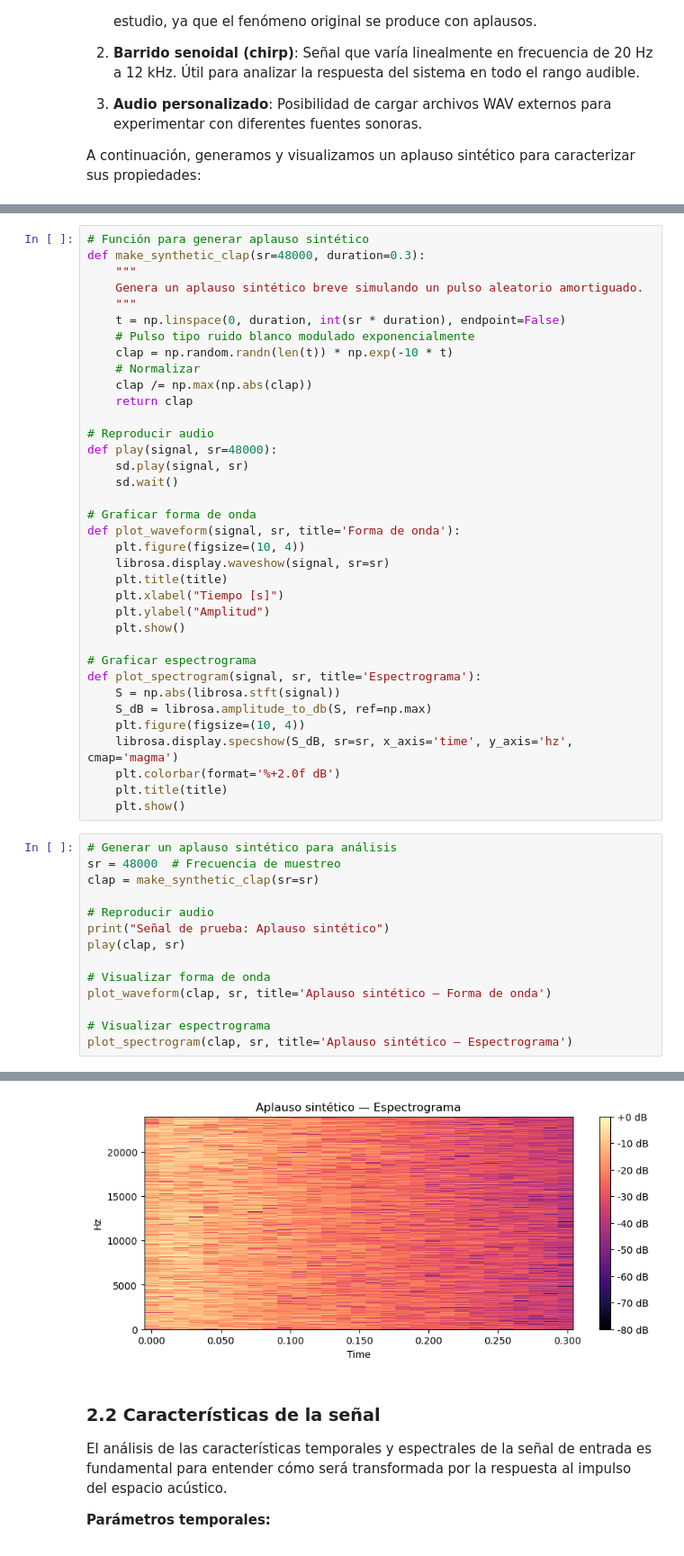
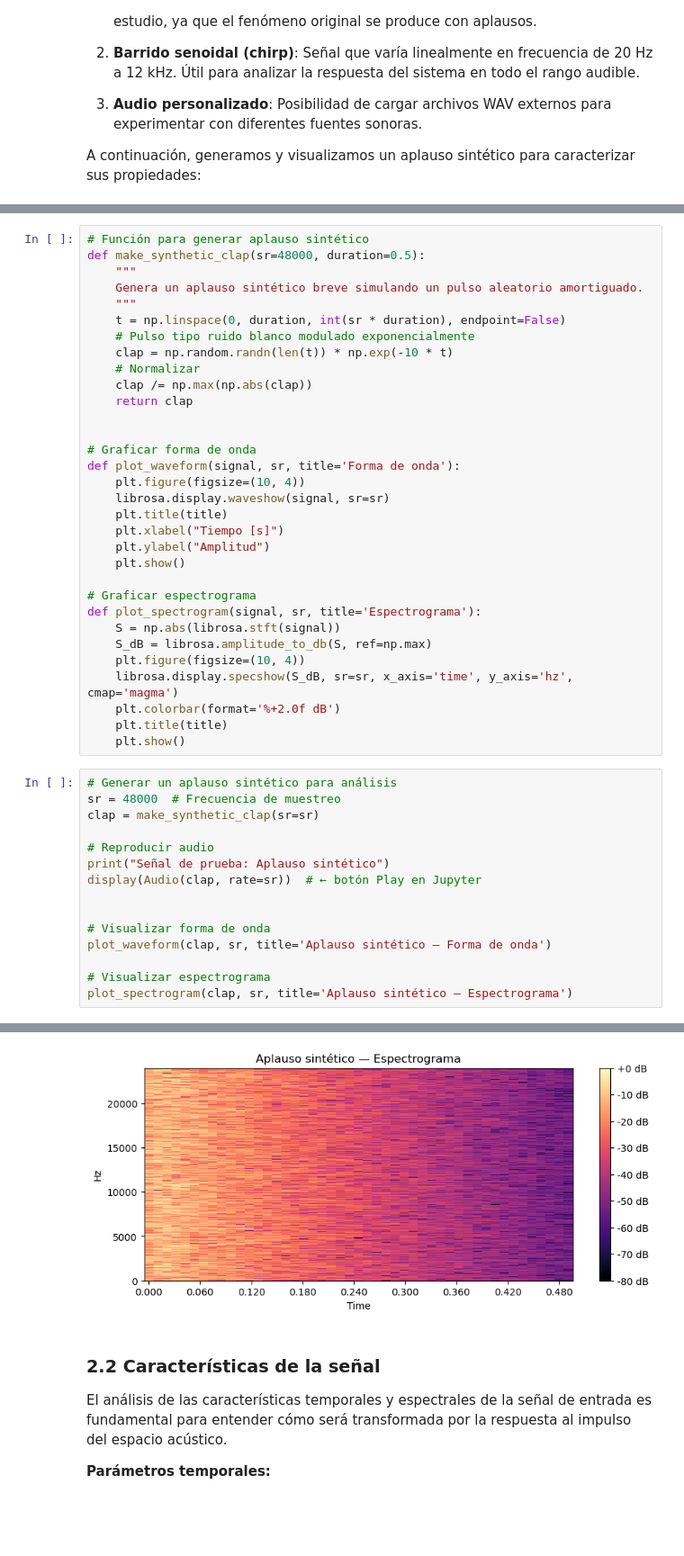
Before and after one commit to vpobleteacustica-classroom/proyecto-1-spectron, a Jupyter notebook: hito2/test.ipynb, the cells around one changed output, grey strips where cells are left out. Shown at 90% size. Saved outputs shown, nothing was run; the diff lists cells and outputs as text; blank space fills up the shorter version.

```diff
--- a/hito2/test.ipynb
+++ b/hito2/test.ipynb
@@ -96,6 +97,6 @@ import librosa.display
 # %%
 # Función para generar aplauso sintético
-def make_synthetic_clap(sr=48000, duration=0.3):
+def make_synthetic_clap(sr=48000, duration=0.5):
     """
     Genera un aplauso sintético breve simulando un pulso aleatorio amortiguado.
     """
@@ -106,10 +107,6 @@ def make_synthetic_clap(sr=48000, duration=0.3):
     clap /= np.max(np.abs(clap))
     return clap
 
-# Reproducir audio
-def play(signal, sr=48000):
-    sd.play(signal, sr)
-    sd.wait()
 
 # Graficar forma de onda
 def plot_waveform(signal, sr, title='Forma de onda'):
@@ -136,7 +133,8 @@ clap = make_synthetic_clap(sr=sr)
 
 # Reproducir audio
 print("Señal de prueba: Aplauso sintético")
-play(clap, sr)
+display(Audio(clap, rate=sr))  # ← botón Play en Jupyter
+
 
 # Visualizar forma de onda
 plot_waveform(clap, sr, title='Aplauso sintético — Forma de onda')
@@ -149,4 +148,4 @@ Señal de prueba: Aplauso sintético
-[figure, old version]
+[figure, new version]
 # %% [markdown]
 ### 2.2 Características de la señal
 
```
Also changed, not shown: parts of 8 cells of this notebook.
